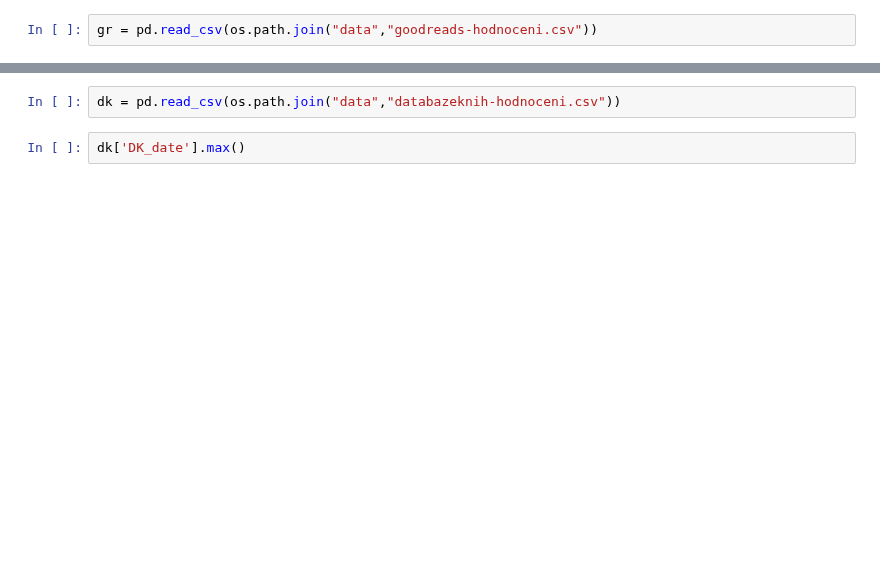
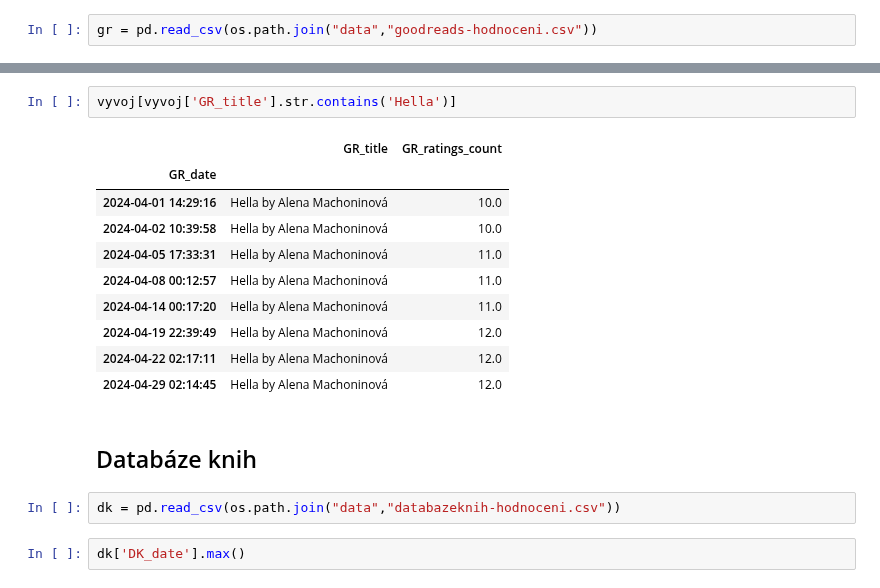
Before and after one commit to DataRozhlas/knizni-peoplemetr, a Jupyter notebook: 101_hodnoceni_explorace.ipynb, the cells around one changed output, grey strips where cells are left out. Saved outputs shown, nothing was run; the diff lists cells and outputs as text; blank space fills up the shorter version.

```diff
--- a/101_hodnoceni_explorace.ipynb
+++ b/101_hodnoceni_explorace.ipynb
@@ -71,3 +159,18 @@ Name: GR_ratings_count, dtype: float64
+# %%
+vyvoj[vyvoj['GR_title'].str.contains('Hella')]
+# %% [output]
+|  | GR_title | GR_ratings_count |
+| GR_date |  |  |
+| 2024-04-01 14:29:16 | Hella by Alena Machoninová | 10.0 |
+| 2024-04-02 10:39:58 | Hella by Alena Machoninová | 10.0 |
+| 2024-04-05 17:33:31 | Hella by Alena Machoninová | 11.0 |
+| 2024-04-08 00:12:57 | Hella by Alena Machoninová | 11.0 |
+| 2024-04-14 00:17:20 | Hella by Alena Machoninová | 11.0 |
+| 2024-04-19 22:39:49 | Hella by Alena Machoninová | 12.0 |
+| 2024-04-22 02:17:11 | Hella by Alena Machoninová | 12.0 |
+| 2024-04-29 02:14:45 | Hella by Alena Machoninová | 12.0 |
+# %% [markdown]
+## Databáze knih
 # %%
 dk = pd.read_csv(os.path.join("data","databazeknih-hodnoceni.csv"))
 # %%
```
Also changed, not shown: parts of 33 cells of this notebook, 2 other files.
